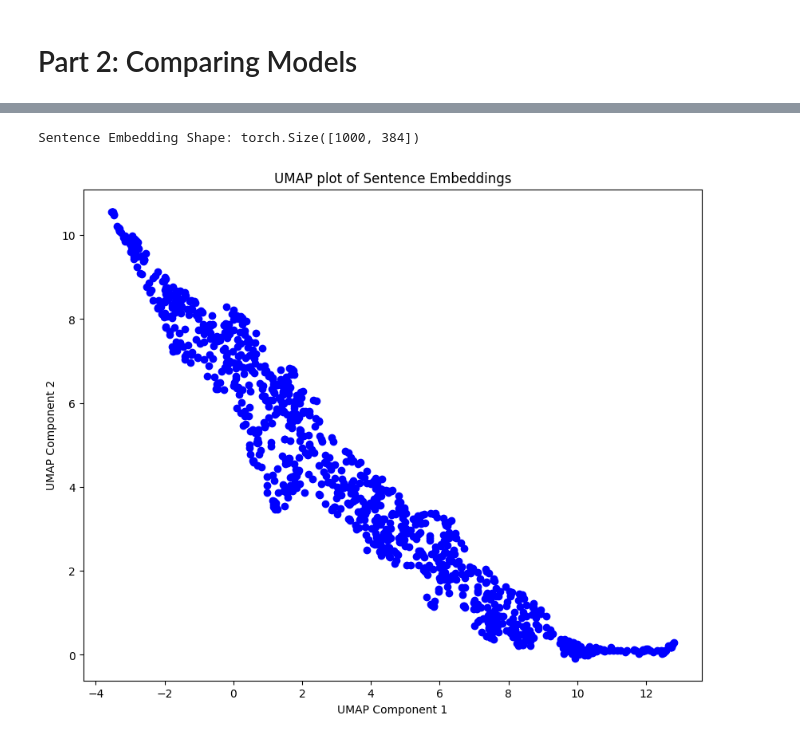
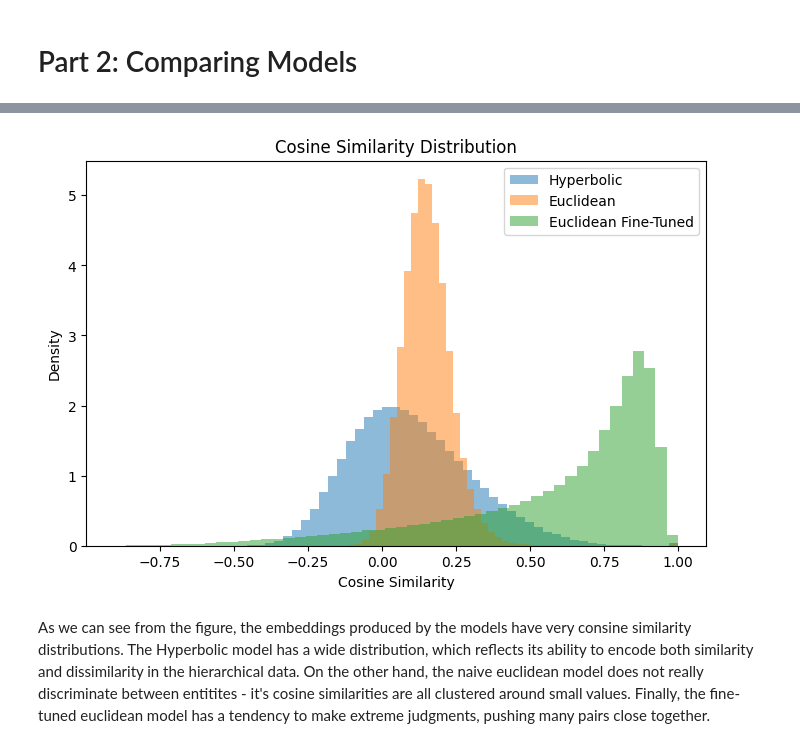
Before and after one commit to CEBangu/HierarchyTransformers, a Jupyter notebook: paper_reproduction_and_exploration.ipynb, the cells around one changed output, grey strips where cells are left out. Drawn from its saved outputs; the diff is of its cells as text; code cells hidden in the pictures.

```diff
--- a/paper_reproduction_and_exploration.ipynb
+++ b/paper_reproduction_and_exploration.ipynb
@@ -256,6 +294,4 @@ Average Curvature (Euclidean): 4.878544807434082
 # %%
-import torch.nn.functional as F
-
 def compute_cosine_similarity(embeddings):
     embeddings_tensor = torch.tensor(embeddings)
     norms = F.normalize(embeddings_tensor, p=2, dim=1)
@@ -263,15 +299,6 @@ def compute_cosine_similarity(embeddings):
     return similarity_matrix.flatten().numpy()
 
 # Compute cosine similarities
-hyperbolic_cosine_sim = compute_cosine_similarity(embeddings_to_plot)
-euclidean_cosine_sim = compute_cosine_similarity(sentence_embedding.cpu().numpy())
-
-# Plot similarity distributions
-plt.figure(figsize=(8, 5))
-plt.hist(hyperbolic_cosine_sim, bins=50, alpha=0.5, label="Hyperbolic", density=True)
-plt.hist(euclidean_cosine_sim, bins=50, alpha=0.5, label="Euclidean", density=True)
-plt.xlabel("Cosine Similarity")
-plt.ylabel("Density")
-plt.title("Cosine Similarity Distribution")
-plt.legend()
-plt.show()
+hyperbolic_cosine_sim = compute_cosine_similarity(hyperbolic_embeddings)
+euclidean_cosine_sim= compute_cosine_similarity(euclidean_sample_embeddings)
+euclidean_ft_cosine_sim = compute_cosine_similarity(ft_euclid_embeds.cpu().numpy())
@@ -296,28 +305,15 @@ inputs = tokenizer([str for str in np.random.choice(entity_names, size=1000, rep
-# %%
-# Run model
-with torch.no_grad():
-    outputs = model(**inputs.to('mps'))
-
-# Extract token embeddings
-hidden_states = outputs.last_hidden_state  # (batch_size, seq_length, hidden_dim)
-
-# Mean pooling over token embeddings
-sentence_embedding = hidden_states.mean(dim=1)  # (batch_size, hidden_dim)
-
-print("Sentence Embedding Shape:", sentence_embedding.shape)
-# %% [output]
-Sentence Embedding Shape: torch.Size([1000, 384])
-# %%
-# Perform UMAP on the sentence embeddings
-umap_model_sentence = umap.UMAP(n_components=2, random_state=42)
-sentence_embeddings_2d_umap = umap_model_sentence.fit_transform(sentence_embedding.cpu().numpy())
-
-# Plot the UMAP results in 2D
-plt.figure(figsize=(10, 8))
-plt.scatter(sentence_embeddings_2d_umap[:, 0], sentence_embeddings_2d_umap[:, 1], c='blue', marker='o')
-plt.title('UMAP plot of Sentence Embeddings')
-plt.xlabel('UMAP Component 1')
-plt.ylabel('UMAP Component 2')
-plt.show()
-# %% [output]
-[figure, removed]
+# %%
+# Plot similarity distributions
+fig, ax = plt.subplots(figsize=(8, 5))
+ax.hist(hyperbolic_cosine_sim, bins=50, alpha=0.5, label="Hyperbolic", density=True)
+ax.hist(euclidean_cosine_sim, bins=50, alpha=0.5, label="Euclidean", density=True)
+ax.hist(euclidean_ft_cosine_sim, bins=50, alpha=0.5, label="Euclidean Fine-Tuned", density=True)
+ax.set_xlabel("Cosine Similarity")
+ax.set_ylabel("Density")
+ax.set_title("Cosine Similarity Distribution")
+ax.legend()
+plt.show()
+# %% [output]
+[figure, added]
+# %% [markdown]
+As we can see from the figure, the embeddings produced by the models have very consine similarity distributions. The Hyperbolic model has a wide distribution, which reflects its ability to encode both similarity and dissimilarity in the hierarchical data. On the other hand, the naive euclidean model does not really discriminate between entitites - it's cosine similarities are all clustered around small values. Finally, the fine-tuned euclidean model has a tendency to make extreme judgments, pushing many pairs close together.
```
Also changed, not shown: parts of 30 cells of this notebook, 1 other file.
